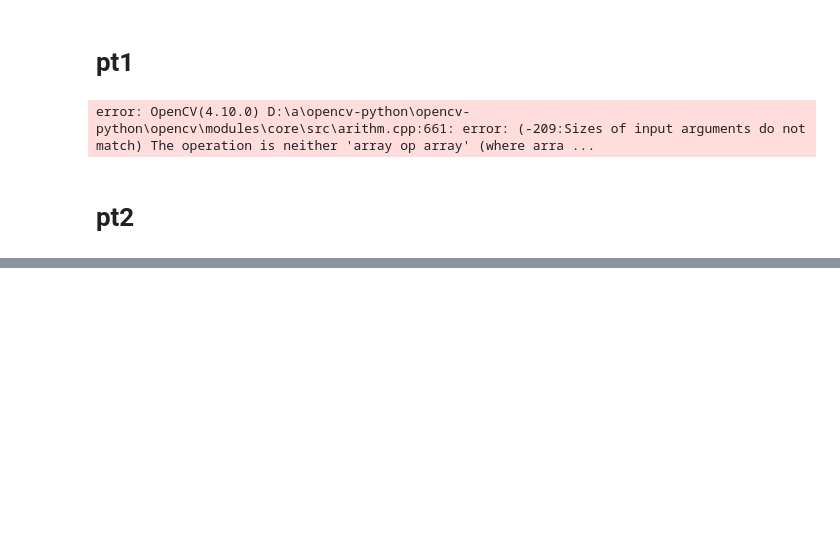
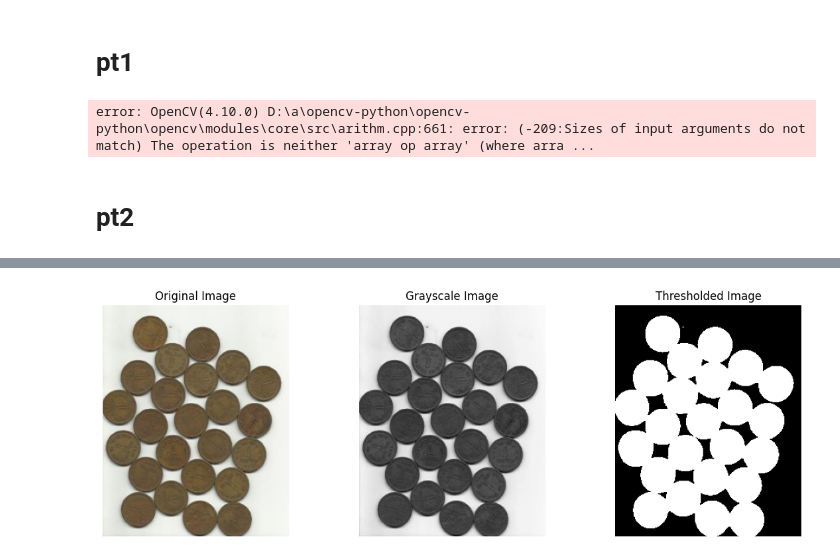
Before and after one commit to goldenchest19/labs, a Jupyter notebook: lab6.ipynb, the cells around one changed output, grey strips where cells are left out. Saved outputs shown, nothing was run; the diff lists cells and outputs as text; code cells hidden in the pictures; blank space fills up the shorter version.

```diff
--- a/lab6.ipynb
+++ b/lab6.ipynb
@@ -75,11 +186,36 @@ error: OpenCV(4.10.0) D:\a\opencv-python\opencv-python\opencv\modules\core\src\a
 # %%
+import numpy as np
+import cv2 as cv
+from matplotlib import pyplot as plt
 img = cv.imread('resources/lab6/money.png')
 assert img is not None, "file could not be read, check with os.path.exists()"
 gray = cv.cvtColor(img,cv.COLOR_BGR2GRAY)
 ret, thresh = cv.threshold(gray,0,255,cv.THRESH_BINARY_INV+cv.THRESH_OTSU)
-cv.imshow('img', thresh)
-cv.waitKey(0)
-cv.destroyAllWindows()
+
+plt.figure(figsize=(12, 4))
+
+# Original image
+plt.subplot(1, 3, 1)
+plt.title('Original Image')
+plt.imshow(cv.cvtColor(img, cv.COLOR_BGR2RGB))
+plt.axis('off')
+
+# Grayscale image
+plt.subplot(1, 3, 2)
+plt.title('Grayscale Image')
+plt.imshow(gray, cmap='gray')
+plt.axis('off')
+
+# Thresholded image
+plt.subplot(1, 3, 3)
+plt.title('Thresholded Image')
+plt.imshow(thresh, cmap='gray')
+plt.axis('off')
+
+plt.tight_layout()
+plt.show()
+# %% [output]
+[figure, added]
 # %%
 # noise removal
 kernel = np.ones((3,3),np.uint8)
```
Also changed, not shown: parts of 12 cells of this notebook, 6 other files.
